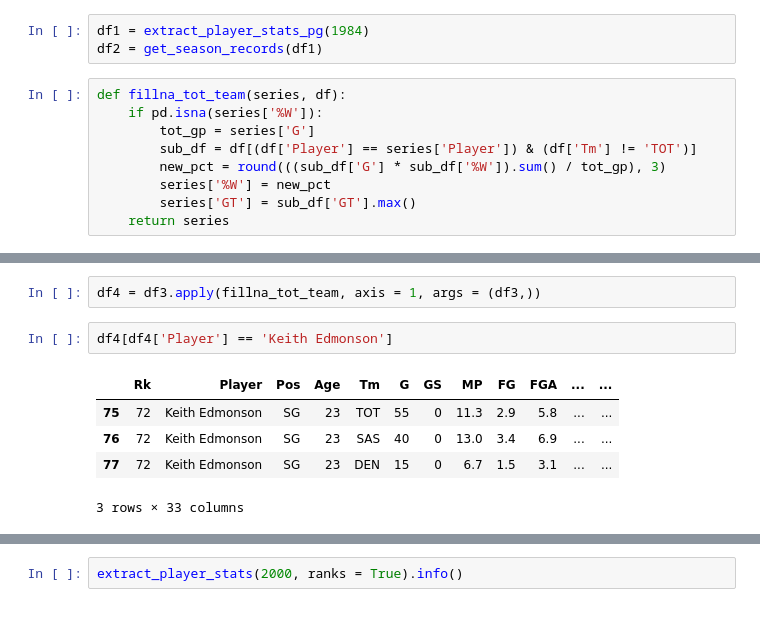
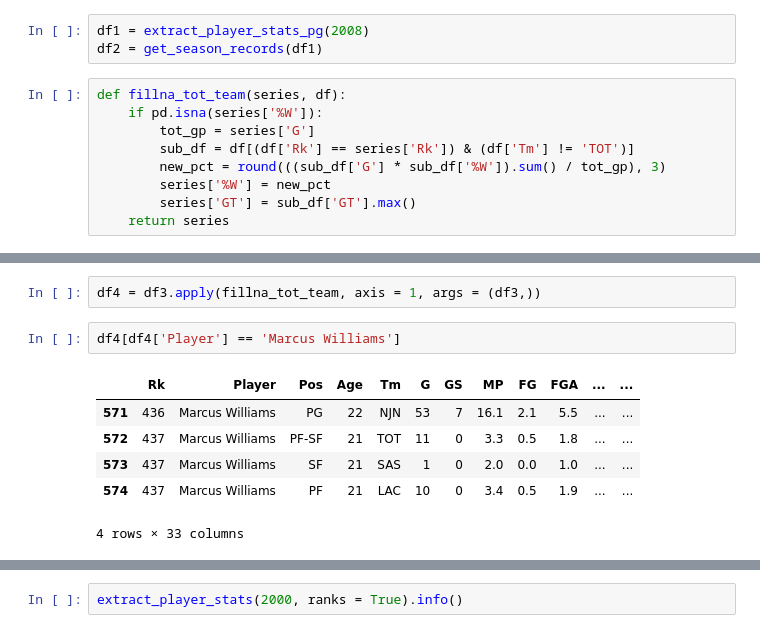
Before and after one commit to Rodrixx05/nba-mvp-prediction-modelling, a Jupyter notebook: players_data.ipynb, the cells around one changed output, grey strips where cells are left out. Drawn from its saved outputs; the diff is of its cells as text.

```diff
--- a/players_data.ipynb
+++ b/players_data.ipynb
@@ -238,13 +238,13 @@ get_season_records(extract_player_stats_pg(1984))
 | 21 | NYK | 0.573 | 82 |
 | 22 | PHI | 0.634 | 82 |
 # %%
-df1 = extract_player_stats_pg(1984)
+df1 = extract_player_stats_pg(2008)
 df2 = get_season_records(df1)
 # %%
 def fillna_tot_team(series, df):
     if pd.isna(series['%W']):
         tot_gp = series['G']
-        sub_df = df[(df['Player'] == series['Player']) & (df['Tm'] != 'TOT')]
+        sub_df = df[(df['Rk'] == series['Rk']) & (df['Tm'] != 'TOT')]
         new_pct = round(((sub_df['G'] * sub_df['%W']).sum() / tot_gp), 3)
         series['%W'] = new_pct
         series['GT'] = sub_df['GT'].max()
@@ -254,13 +254,14 @@ df3 = pd.merge(left = df1, right = df2, how = 'left', on = 'Tm')
 # %%
 df4 = df3.apply(fillna_tot_team, axis = 1, args = (df3,))
 # %%
-df4[df4['Player'] == 'Keith Edmonson']
+df4[df4['Player'] == 'Marcus Williams']
 # %% [output]
 |  | Rk | Player | Pos | Age | Tm | G | GS | MP | FG | FGA | ... | ... |
-| 75 | 72 | Keith Edmonson | SG | 23 | TOT | 55 | 0 | 11.3 | 2.9 | 5.8 | ... | ... |
-| 76 | 72 | Keith Edmonson | SG | 23 | SAS | 40 | 0 | 13.0 | 3.4 | 6.9 | ... | ... |
-| 77 | 72 | Keith Edmonson | SG | 23 | DEN | 15 | 0 | 6.7 | 1.5 | 3.1 | ... | ... |
+| 571 | 436 | Marcus Williams | PG | 22 | NJN | 53 | 7 | 16.1 | 2.1 | 5.5 | ... | ... |
+| 572 | 437 | Marcus Williams | PF-SF | 21 | TOT | 11 | 0 | 3.3 | 0.5 | 1.8 | ... | ... |
+| 573 | 437 | Marcus Williams | SF | 21 | SAS | 1 | 0 | 2.0 | 0.0 | 1.0 | ... | ... |
+| 574 | 437 | Marcus Williams | PF | 21 | LAC | 10 | 0 | 3.4 | 0.5 | 1.9 | ... | ... |
-3 rows × 33 columns
+4 rows × 33 columns
 # %%
 def extract_player_stats(year, mvp = True, team_stats = True, advanced = False, ranks = False):
     df_pg = extract_player_stats_pg(year)
```
Also changed, not shown: parts of 1 cell of this notebook, 2 other files.
